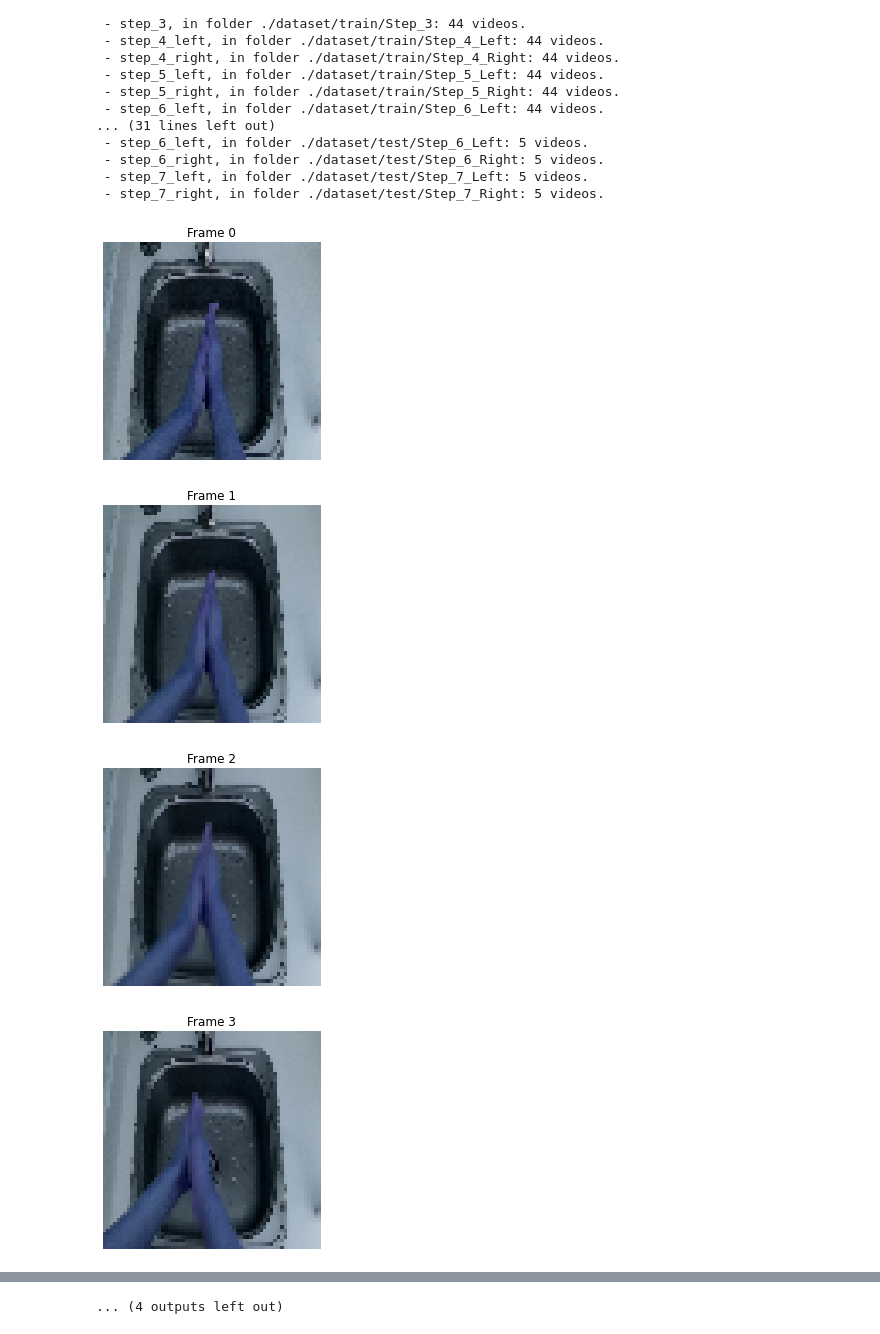
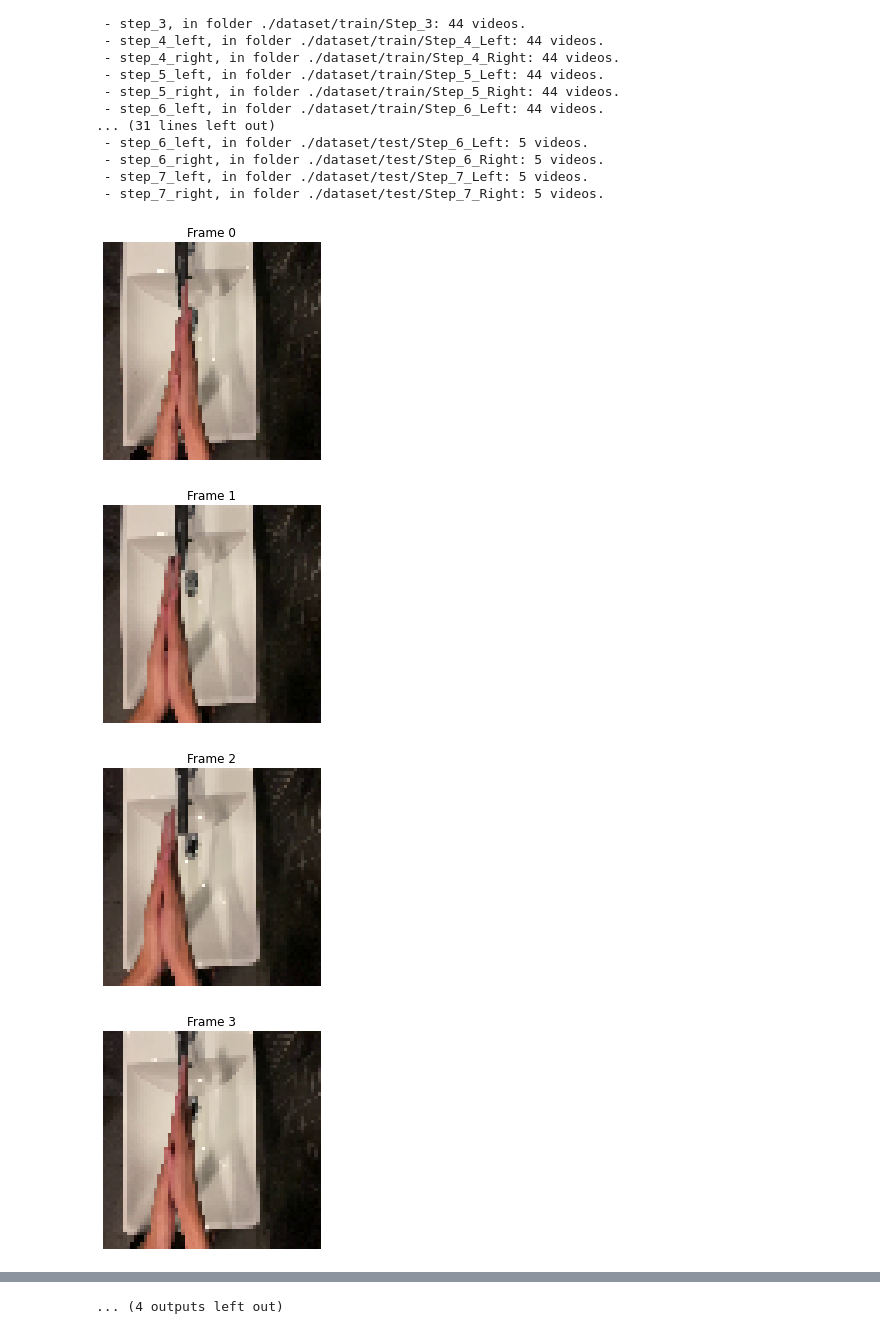
Before and after one commit to huiwen99/HandWash, a Jupyter notebook: Data Exploration.ipynb, the cells around one changed output, grey strips where cells are left out. Saved outputs shown, nothing was run; the diff lists cells and outputs as text; code cells hidden in the pictures.

```diff
--- a/Data Exploration.ipynb
+++ b/Data Exploration.ipynb
@@ -31,9 +31,9 @@ The videos are stored in the following locations and each one contains the follo
  - step_7_right, in folder ./dataset/test/Step_7_Right: 5 videos.
 # %%
 # Show the processed frames of ds without preprocessing
-train_ds.show_video('step_1', 0)
+test_ds.show_video('step_1', 0)
 # %% [output]
-[figure, old version]
+[figure, new version]
-[figure, old version]
+[figure, new version]
-[figure, old version]
+[figure, new version]
-[figure, old version]
+[figure, new version]
```
Also changed, not shown: parts of 6 cells of this notebook, 2 other files.
